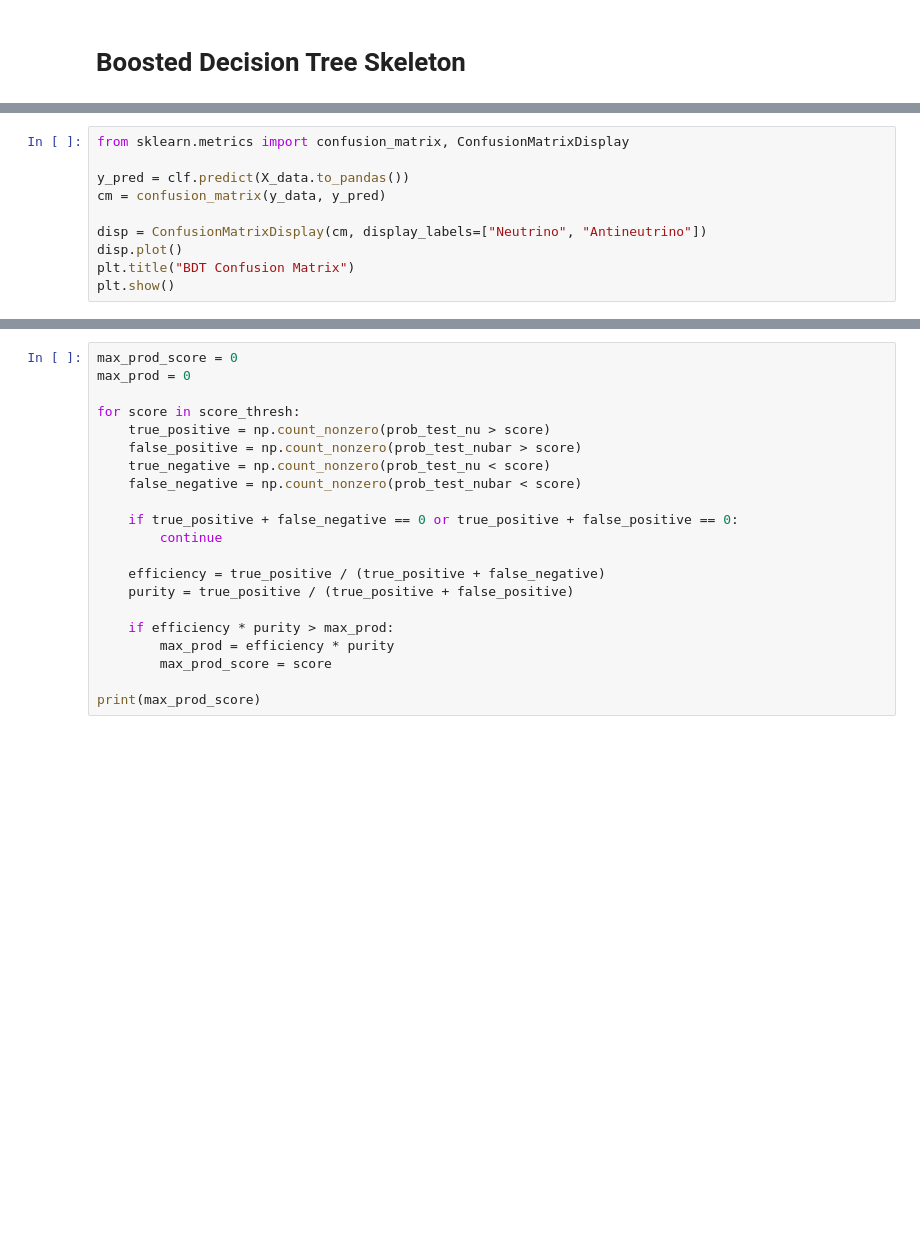
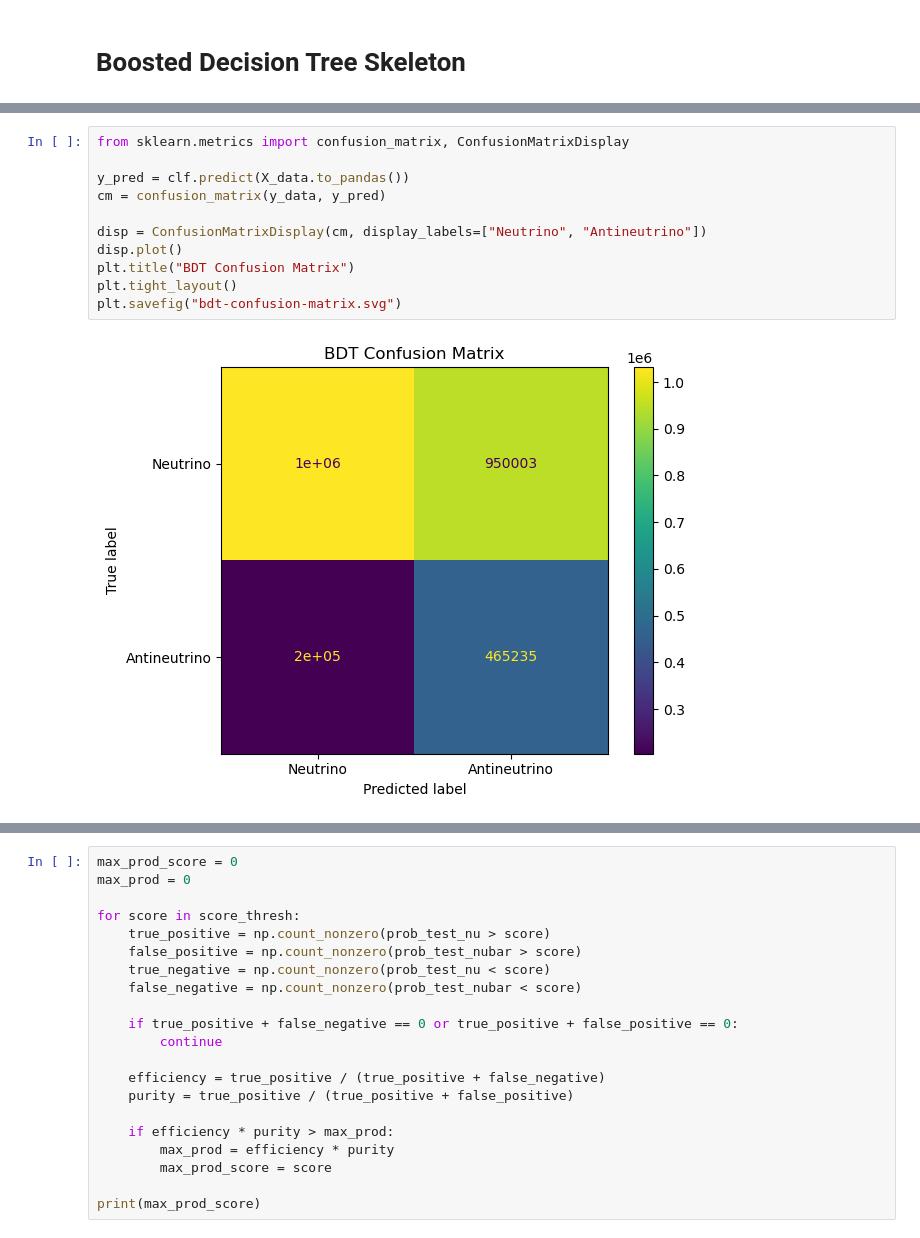
Before and after one commit to bristol-dune/atmospherics-tools, a Jupyter notebook: fast-osc-feedback/BDT-Skeleton.ipynb, the cells around one changed output, grey strips where cells are left out. Cells and saved outputs as stored; diff of their text form; blank space fills up the shorter version.

```diff
--- a/fast-osc-feedback/BDT-Skeleton.ipynb
+++ b/fast-osc-feedback/BDT-Skeleton.ipynb
@@ -326,13 +315,16 @@ plt.show()
 # %%
 from sklearn.metrics import confusion_matrix, ConfusionMatrixDisplay
 
 y_pred = clf.predict(X_data.to_pandas())
 cm = confusion_matrix(y_data, y_pred)
 
 disp = ConfusionMatrixDisplay(cm, display_labels=["Neutrino", "Antineutrino"])
 disp.plot()
 plt.title("BDT Confusion Matrix")
-plt.show()
+plt.tight_layout()
+plt.savefig("bdt-confusion-matrix.svg")
+# %% [output]
+[figure, added]
 # %%
 from sklearn.inspection import permutation_importance
 
```
Also changed, not shown: parts of 10 cells of this notebook, 3 other files.
